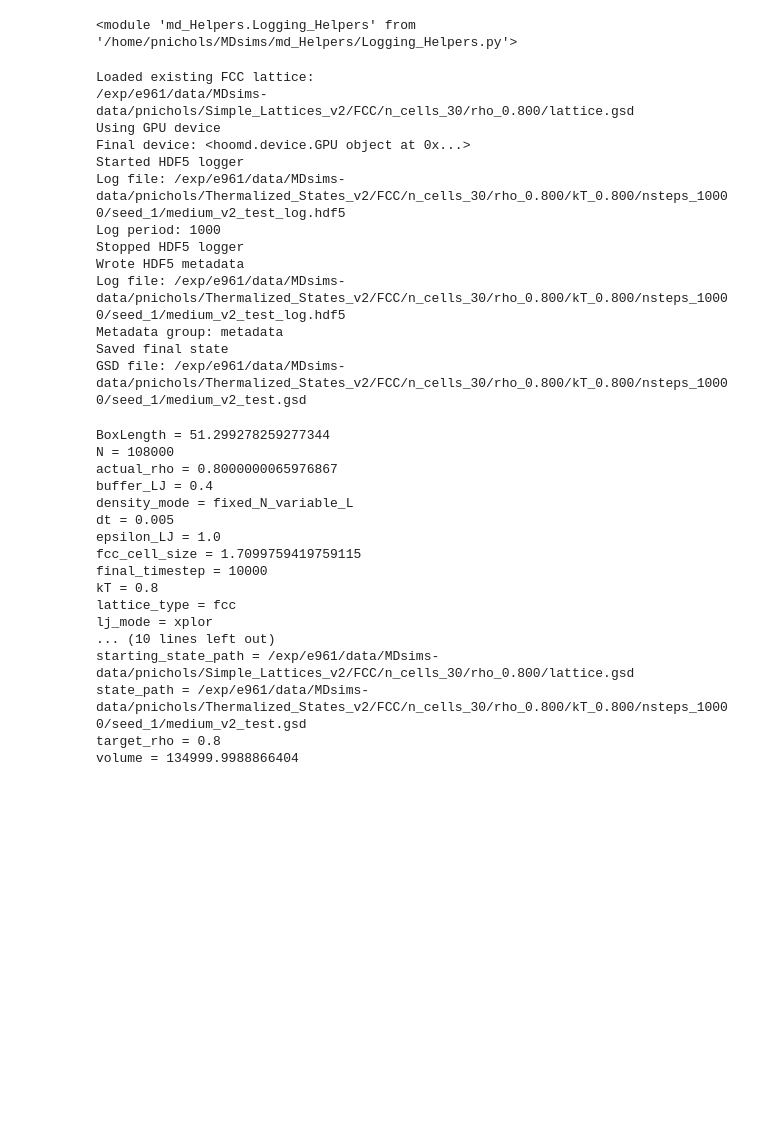
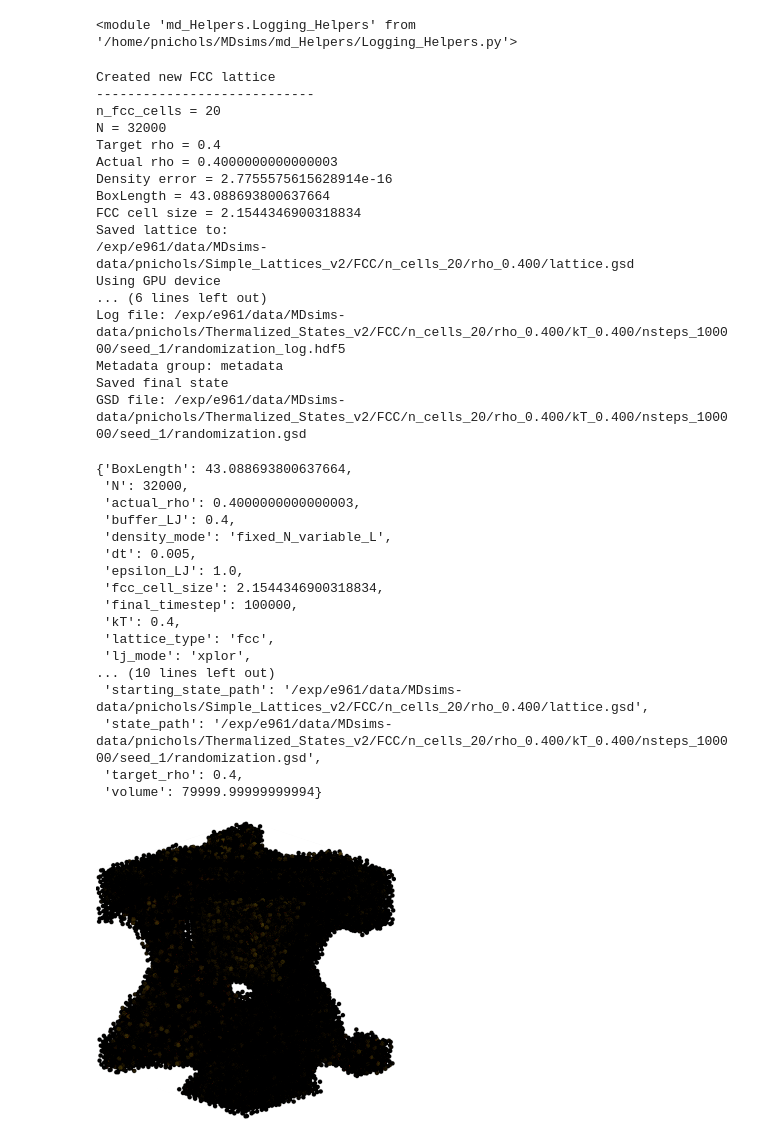
Before and after one commit to SBC-Collaboration/MDsims, a Jupyter notebook: Sandbox.ipynb, the cells around one changed output. Drawn from its saved outputs; the diff is of its cells as text; code cells hidden in the pictures; blank space fills up the shorter version.

Commit message:
more tests

```diff
--- a/Sandbox.ipynb
+++ b/Sandbox.ipynb
@@ -14,48 +14,52 @@ importlib.reload(lh)
 <module 'md_Helpers.Logging_Helpers' from '/home/pnichols/MDsims/md_Helpers/Logging_Helpers.py'>
 # %%
 result = sh.get_or_make_thermalized_state(
-    n_fcc_cells=30,
-    target_rho=0.80,
-    kT=0.80,
-    nsteps=10_000,
-    phase_name="medium_v2_test",
+    n_fcc_cells=20,
+    target_rho=0.40,
+    kT=0.40,
+    nsteps=100_000,
     overwrite=True,
 )
 # %% [output]
-Loaded existing FCC lattice:
-/exp/e961/data/MDsims-data/pnichols/Simple_Lattices_v2/FCC/n_cells_30/rho_0.800/lattice.gsd
+Created new FCC lattice
+----------------------------
+n_fcc_cells = 20
+N = 32000
+Target rho = 0.4
+Actual rho = 0.4000000000000003
+Density error = 2.7755575615628914e-16
+BoxLength = 43.088693800637664
+FCC cell size = 2.1544346900318834
+Saved lattice to:
+/exp/e961/data/MDsims-data/pnichols/Simple_Lattices_v2/FCC/n_cells_20/rho_0.400/lattice.gsd
 Using GPU device
-Final device: <hoomd.device.GPU object at 0x...>
-Started HDF5 logger
-Log file: /exp/e961/data/MDsims-data/pnichols/Thermalized_States_v2/FCC/n_cells_30/rho_0.800/kT_0.800/nsteps_10000/seed_1/medium_v2_test_log.hdf5
-Log period: 1000
-Stopped HDF5 logger
-Wrote HDF5 metadata
-Log file: /exp/e961/data/MDsims-data/pnichols/Thermalized_States_v2/FCC/n_cells_30/rho_0.800/kT_0.800/nsteps_10000/seed_1/medium_v2_test_log.hdf5
+... (6 lines left out)
+Log file: /exp/e961/data/MDsims-data/pnichols/Thermalized_States_v2/FCC/n_cells_20/rho_0.400/kT_0.400/nsteps_100000/seed_1/randomization_log.hdf5
 Metadata group: metadata
 Saved final state
-GSD file: /exp/e961/data/MDsims-data/pnichols/Thermalized_States_v2/FCC/n_cells_30/rho_0.800/kT_0.800/nsteps_10000/seed_1/medium_v2_test.gsd
+GSD file: /exp/e961/data/MDsims-data/pnichols/Thermalized_States_v2/FCC/n_cells_20/rho_0.400/kT_0.400/nsteps_100000/seed_1/randomization.gsd
 # %%
 log = lh.read_hdf5_log(result["paths"]["log_path"])
-metadata = log["metadata"]["attrs"]
-
-for key in sorted(metadata.keys()):
-    print(key, "=", metadata[key])
+log["metadata"]["attrs"]
 # %% [output]
-BoxLength = 51.299278259277344
-N = 108000
-actual_rho = 0.8000000065976867
-buffer_LJ = 0.4
-density_mode = fixed_N_variable_L
-dt = 0.005
-epsilon_LJ = 1.0
-fcc_cell_size = 1.7099759419759115
-final_timestep = 10000
-kT = 0.8
-lattice_type = fcc
-lj_mode = xplor
+{'BoxLength': 43.088693800637664,
+ 'N': 32000,
+ 'actual_rho': 0.4000000000000003,
+ 'buffer_LJ': 0.4,
+ 'density_mode': 'fixed_N_variable_L',
+ 'dt': 0.005,
+ 'epsilon_LJ': 1.0,
+ 'fcc_cell_size': 2.1544346900318834,
+ 'final_timestep': 100000,
+ 'kT': 0.4,
+ 'lattice_type': 'fcc',
+ 'lj_mode': 'xplor',
 ... (10 lines left out)
-starting_state_path = /exp/e961/data/MDsims-data/pnichols/Simple_Lattices_v2/FCC/n_cells_30/rho_0.800/lattice.gsd
-state_path = /exp/e961/data/MDsims-data/pnichols/Thermalized_States_v2/FCC/n_cells_30/rho_0.800/kT_0.800/nsteps_10000/seed_1/medium_v2_test.gsd
-target_rho = 0.8
-volume = 134999.9988866404
+ 'starting_state_path': '/exp/e961/data/MDsims-data/pnichols/Simple_Lattices_v2/FCC/n_cells_20/rho_0.400/lattice.gsd',
+ 'state_path': '/exp/e961/data/MDsims-data/pnichols/Thermalized_States_v2/FCC/n_cells_20/rho_0.400/kT_0.400/nsteps_100000/seed_1/randomization.gsd',
+ 'target_rho': 0.4,
+ 'volume': 79999.99999999994}
+# %%
+display(vh.render(result["frame"]))
+# %% [output]
+[figure, added]
```
Also changed, not shown: parts of 1 cell of this notebook.
